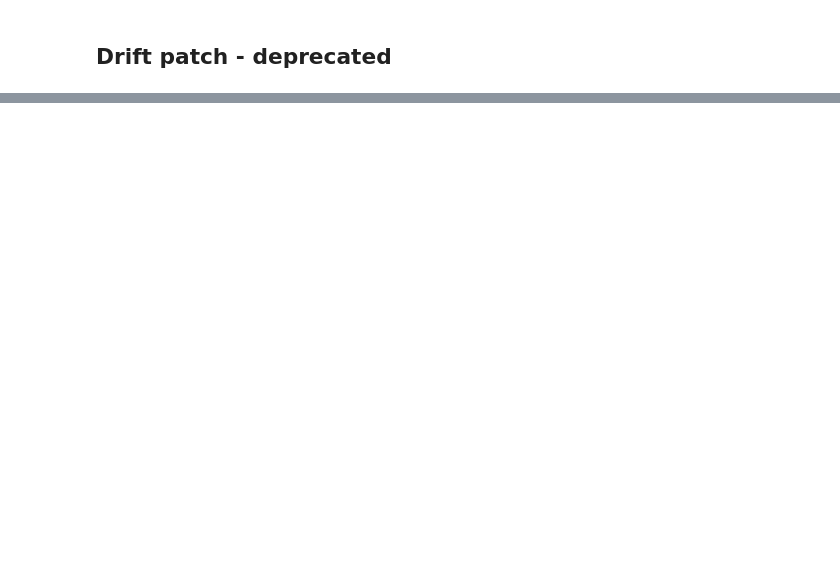
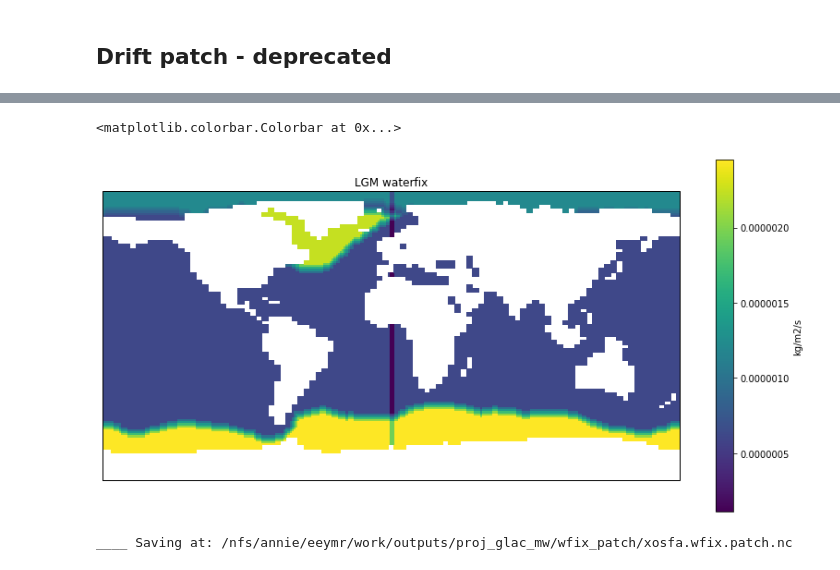
Before and after one commit to Olnavy/mw_protocol, a Jupyter notebook: demo/saving_demo.ipynb, the cells around one changed output, grey strips where cells are left out. Cells and saved outputs as stored; diff of their text form; code cells hidden in the pictures; blank space fills up the shorter version.

```diff
--- a/demo/saving_demo.ipynb
+++ b/demo/saving_demo.ipynb
@@ -243,0 +330,3 @@ Attributes:
+# %%
+new_wfix = saving.create_corrected_waterfix(waterfix_patch, ds_lsm, ds_wfix)
+new_wfix
@@ -243,0 +359,49 @@ Attributes:
+# %%
+projection_map = ccrs.PlateCarree()
+figMap,axMap = plt.subplots(nrows=1, ncols=1, subplot_kw={'projection':projection_map}, figsize=(14,7))
+
+cmap = axMap.pcolormesh(lon_wfix_b, lat_wfix_b, new_wfix[0,0], transform=ccrs.PlateCarree())
+axMap.set_global()
+axMap.set_title("LGM waterfix")
+figMap.colorbar(mappable=cmap, ax=axMap, label="kg/m2/s")
+# %% [output]
+<matplotlib.colorbar.Colorbar at 0x...>
+[figure, added]
+# %%
+sav_path = \
+    f"/nfs/annie/eeymr/work/outputs/proj_glac_mw/wfix_patch/xosfa.wfix.patch.nc"
+print(f"____ Saving at: {sav_path}")
+
+longitude, latitude, t, depth = \
+    ds_wfix.longitude.values, ds_wfix.latitude.values, ds_wfix.t.values, ds_wfix.depth.values
+
+# to netcdf
+ds = xr.Dataset({'field672': (('t', 'depth', 'latitude', 'longitude'), new_wfix)},
+                coords={'t': t, 'depth': depth, 'latitude': latitude, 'longitude': longitude})
+
+ds['t'].attrs['long_name'] = 'time'
+
+ds['depth'].attrs['long_name'] = 'depth'
+
+ds['field672'].attrs['units'] = 'kg m-2 s-1'
+ds['field672'].attrs['longname'] = 'P-E FLUX CORRECTION       KG/M2/S  A'
+
+ds['longitude'].attrs['long_name'] = 'longitude'
+ds['longitude'].attrs['actual_range'] = '0., 359.'
+ds['longitude'].attrs['axis'] = 'X'
+ds['longitude'].attrs['units'] = 'degrees_east'
+ds['longitude'].attrs['modulo'] = '360'
+ds['longitude'].attrs['topology'] = 'circular'
+
+ds['latitude'].attrs['long_name'] = 'latitude'
+ds['latitude'].attrs['actual_range'] = '-89.5, 89.5'
+ds['latitude'].attrs['axis'] = 'y'
+ds['latitude'].attrs['units'] = 'degrees_north'
+
+ds.attrs['title'] = \
+    f"Corrected waterfix for xosfa based on the 21k experiment drift between {start_date} and {end_date}."
+ds.attrs['history'] = f"Created {datetime.date.today()} by Yvan Romé"
+
+ds.to_netcdf(sav_path)
+# %% [output]
+____ Saving at: /nfs/annie/eeymr/work/outputs/proj_glac_mw/wfix_patch/xosfa.wfix.patch.nc
```
Also changed, not shown: parts of 18 cells of this notebook, 1 other file.
